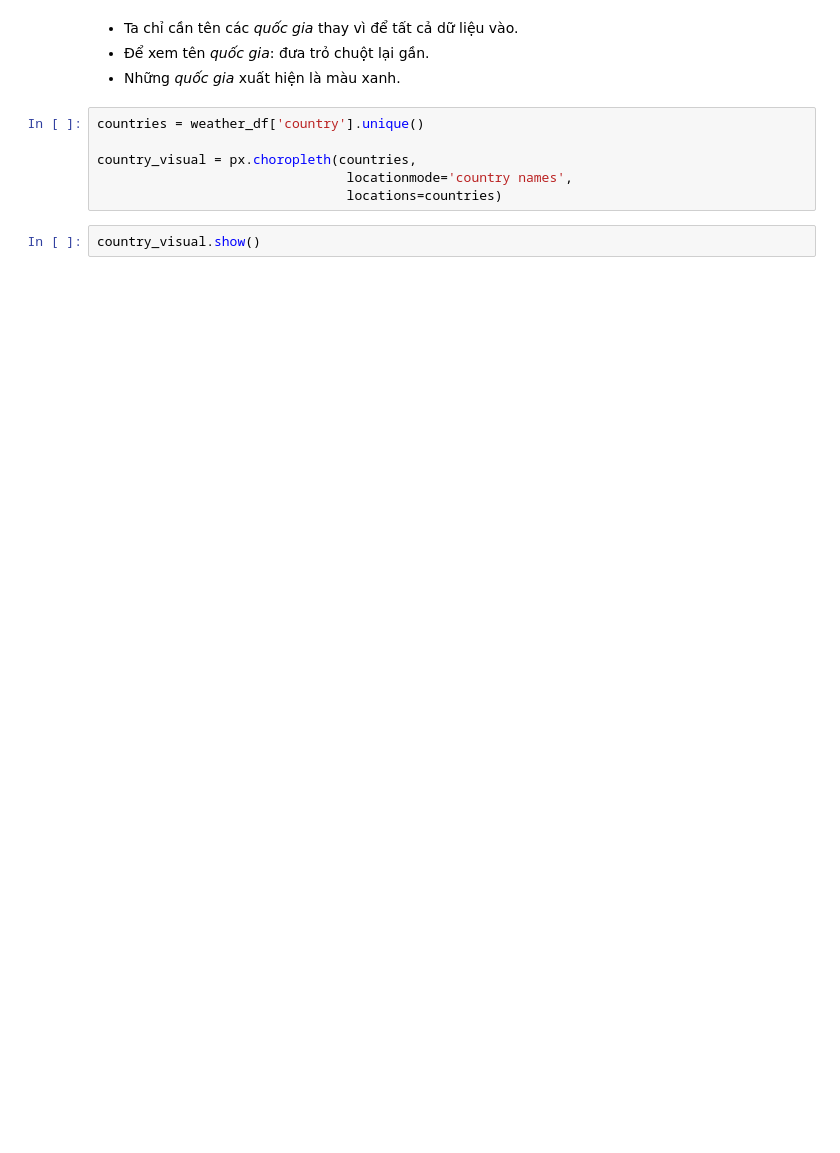
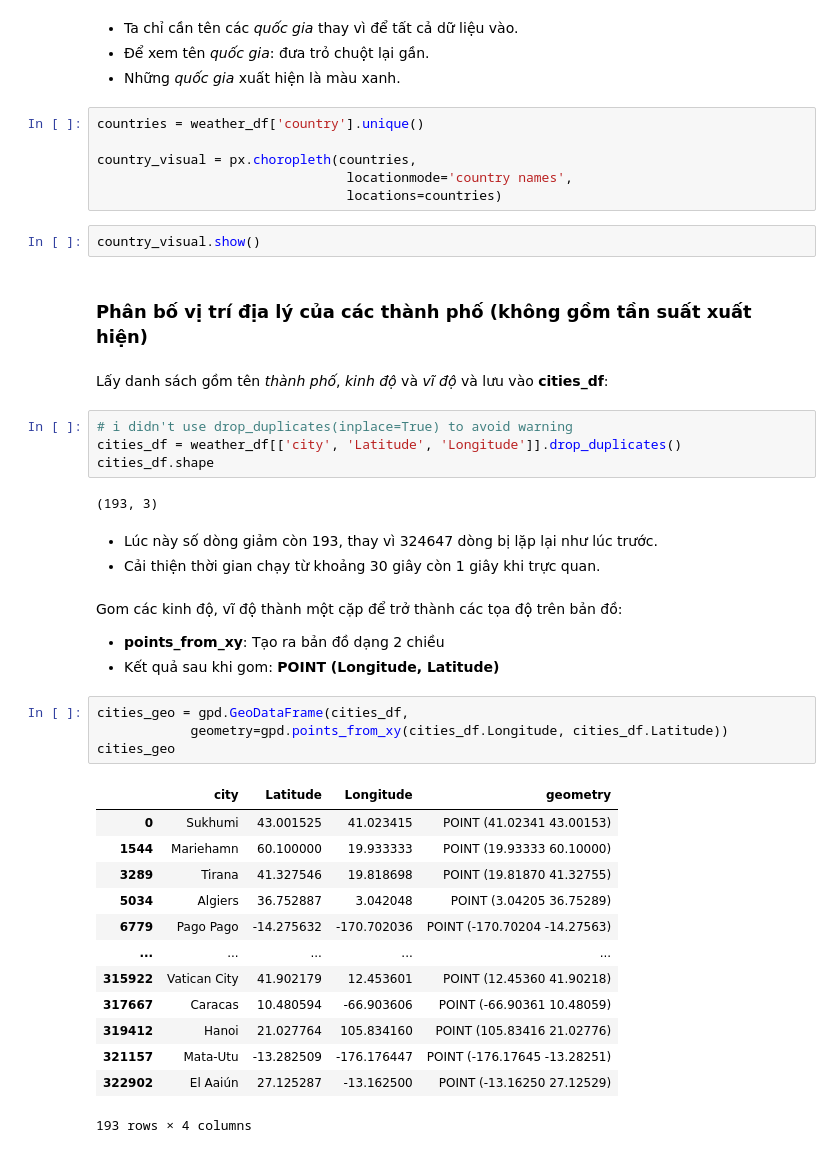
Before and after one commit to the0nlyWyvern/Weather-Analysis, a Jupyter notebook: Interpreting_data.ipynb, the cells around one changed output. Saved outputs shown, nothing was run; the diff lists cells and outputs as text; blank space fills up the shorter version.

```diff
--- a/Interpreting_data.ipynb
+++ b/Interpreting_data.ipynb
@@ -82,3 +38,38 @@ country_visual = px.choropleth(countries,
                                 locations=countries)
 # %%
 country_visual.show()
+# %% [markdown]
+### Phân bố vị trí địa lý của các thành phố (không gồm tần suất xuất hiện)
+# %% [markdown]
+Lấy danh sách gồm tên _thành phố_, _kinh độ_ và _vĩ độ_ và lưu vào __cities_df__:
+# %%
+# i didn't use drop_duplicates(inplace=True) to avoid warning
+cities_df = weather_df[['city', 'Latitude', 'Longitude']].drop_duplicates()
+cities_df.shape
+# %% [output]
+(193, 3)
+# %% [markdown]
+- Lúc này số dòng giảm còn 193, thay vì 324647 dòng bị lặp lại như lúc trước.
+- Cải thiện thời gian chạy từ khoảng 30 giây còn 1 giây khi trực quan.
+# %% [markdown]
+Gom các kinh độ, vĩ độ thành một cặp để trở thành các tọa độ trên bản đồ:
+- __points_from_xy__: Tạo ra bản đồ dạng 2 chiều
+- Kết quả sau khi gom: __POINT (Longitude, Latitude)__
+# %%
+cities_geo = gpd.GeoDataFrame(cities_df,
+            geometry=gpd.points_from_xy(cities_df.Longitude, cities_df.Latitude))
+cities_geo
+# %% [output]
+|  | city | Latitude | Longitude | geometry |
+| 0 | Sukhumi | 43.001525 | 41.023415 | POINT (41.02341 43.00153) |
+| 1544 | Mariehamn | 60.100000 | 19.933333 | POINT (19.93333 60.10000) |
+| 3289 | Tirana | 41.327546 | 19.818698 | POINT (19.81870 41.32755) |
+| 5034 | Algiers | 36.752887 | 3.042048 | POINT (3.04205 36.75289) |
+| 6779 | Pago Pago | -14.275632 | -170.702036 | POINT (-170.70204 -14.27563) |
+| ... | ... | ... | ... | ... |
+| 315922 | Vatican City | 41.902179 | 12.453601 | POINT (12.45360 41.90218) |
+| 317667 | Caracas | 10.480594 | -66.903606 | POINT (-66.90361 10.48059) |
+| 319412 | Hanoi | 21.027764 | 105.834160 | POINT (105.83416 21.02776) |
+| 321157 | Mata-Utu | -13.282509 | -176.176447 | POINT (-176.17645 -13.28251) |
+| 322902 | El Aaiún | 27.125287 | -13.162500 | POINT (-13.16250 27.12529) |
+193 rows × 4 columns
```
Also changed, not shown: parts of 14 cells of this notebook.
